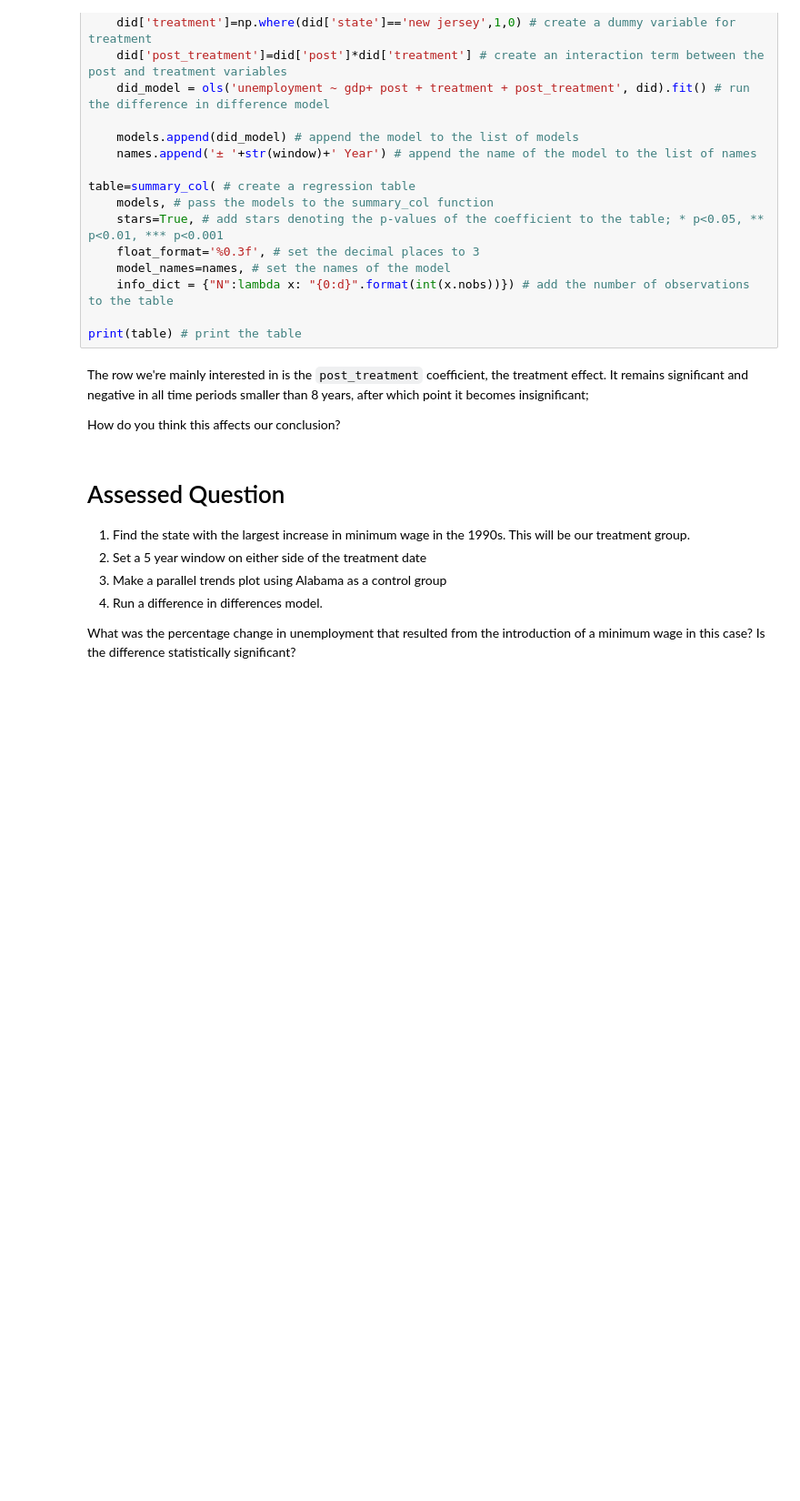
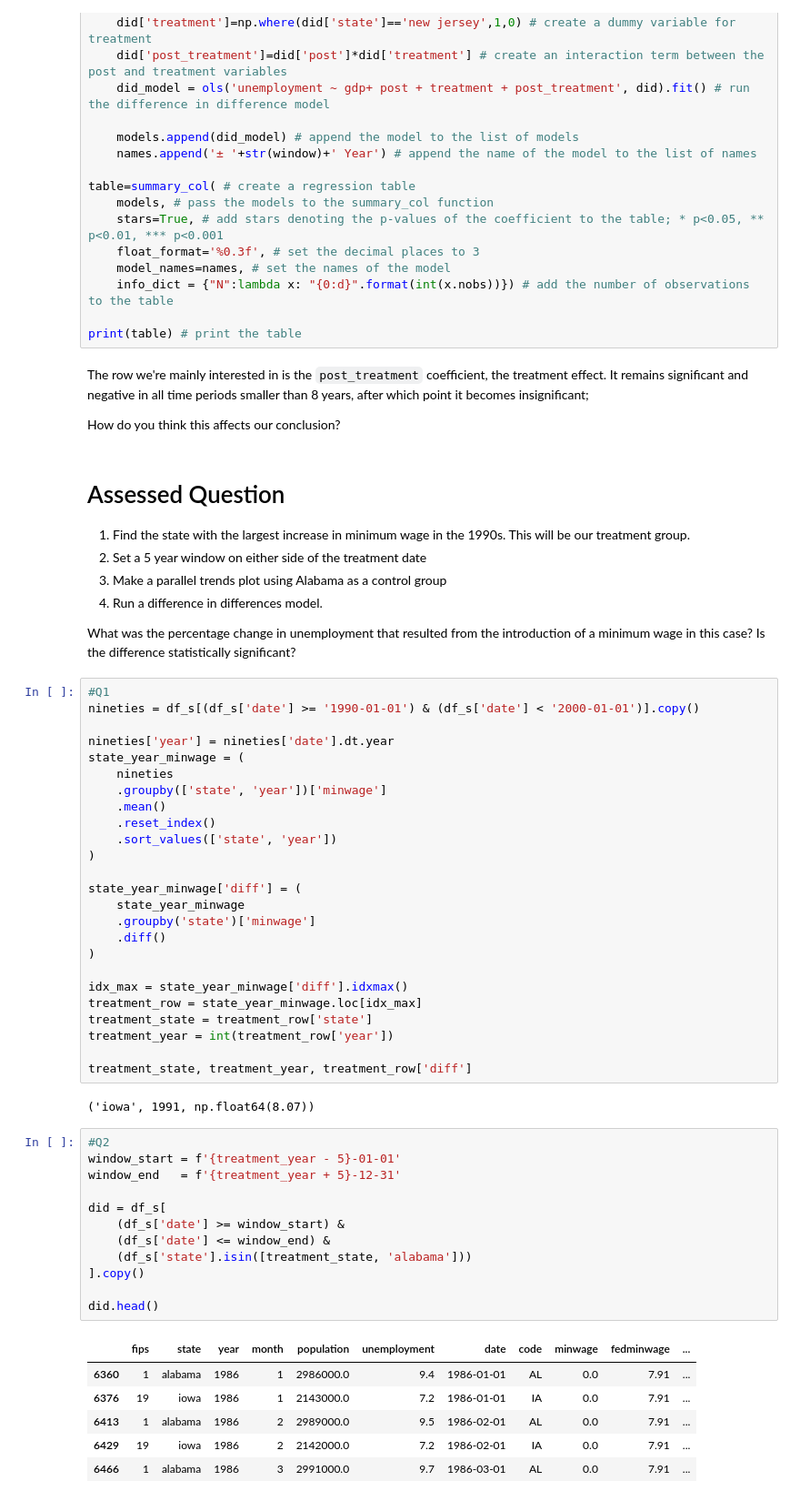
Before and after one commit to xwu23-max/QM2, a Jupyter notebook: notebooks/W08. Diff-in-Diff.ipynb, the cells around one changed output. Shown: that part at 91% size. Saved outputs shown, nothing was run; the diff lists cells and outputs as text; blank space fills up the shorter version.

```diff
--- a/notebooks/W08. Diff-in-Diff.ipynb
+++ b/notebooks/W08. Diff-in-Diff.ipynb
@@ -473,3 +473,49 @@ How do you think this affects our conclusion?
 4. Run a difference in differences model.
 
 What was the percentage change in unemployment that resulted from the introduction of a minimum wage in this case? Is the difference statistically significant?
+# %%
+#Q1
+nineties = df_s[(df_s['date'] >= '1990-01-01') & (df_s['date'] < '2000-01-01')].copy()
+
+nineties['year'] = nineties['date'].dt.year
+state_year_minwage = (
+    nineties
+    .groupby(['state', 'year'])['minwage']
+    .mean()
+    .reset_index()
+    .sort_values(['state', 'year'])
+)
+
+state_year_minwage['diff'] = (
+    state_year_minwage
+    .groupby('state')['minwage']
+    .diff()
+)
+
+idx_max = state_year_minwage['diff'].idxmax()
+treatment_row = state_year_minwage.loc[idx_max]
+treatment_state = treatment_row['state']
+treatment_year = int(treatment_row['year'])
+
+treatment_state, treatment_year, treatment_row['diff']
+# %% [output]
+('iowa', 1991, np.float64(8.07))
+# %%
+#Q2
+window_start = f'{treatment_year - 5}-01-01'
+window_end   = f'{treatment_year + 5}-12-31'
+
+did = df_s[
+    (df_s['date'] >= window_start) &
+    (df_s['date'] <= window_end) &
+    (df_s['state'].isin([treatment_state, 'alabama']))
+].copy()
+
+did.head()
+# %% [output]
+|  | fips | state | year | month | population | unemployment | date | code | minwage | fedminwage | ... |
+| 6360 | 1 | alabama | 1986 | 1 | 2986000.0 | 9.4 | 1986-01-01 | AL | 0.0 | 7.91 | ... |
+| 6376 | 19 | iowa | 1986 | 1 | 2143000.0 | 7.2 | 1986-01-01 | IA | 0.0 | 7.91 | ... |
+| 6413 | 1 | alabama | 1986 | 2 | 2989000.0 | 9.5 | 1986-02-01 | AL | 0.0 | 7.91 | ... |
+| 6429 | 19 | iowa | 1986 | 2 | 2142000.0 | 7.2 | 1986-02-01 | IA | 0.0 | 7.91 | ... |
+| 6466 | 1 | alabama | 1986 | 3 | 2991000.0 | 9.7 | 1986-03-01 | AL | 0.0 | 7.91 | ... |
```
Also changed, not shown: parts of 1 cell of this notebook.
